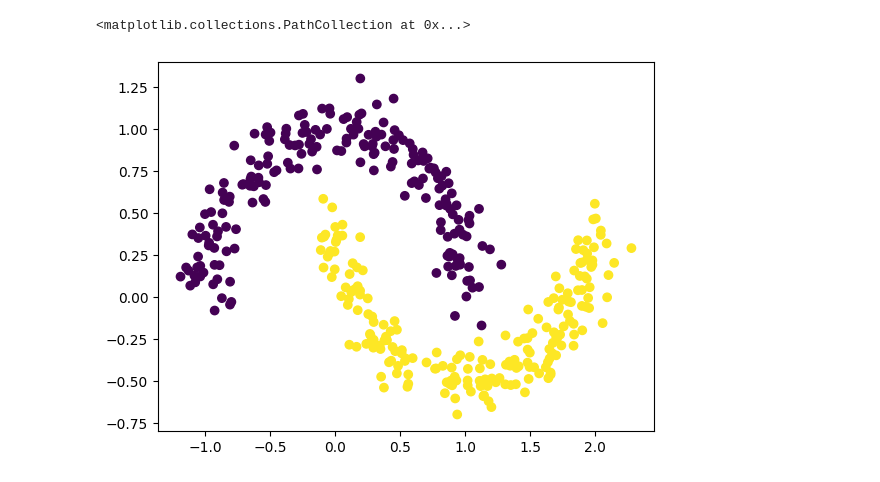
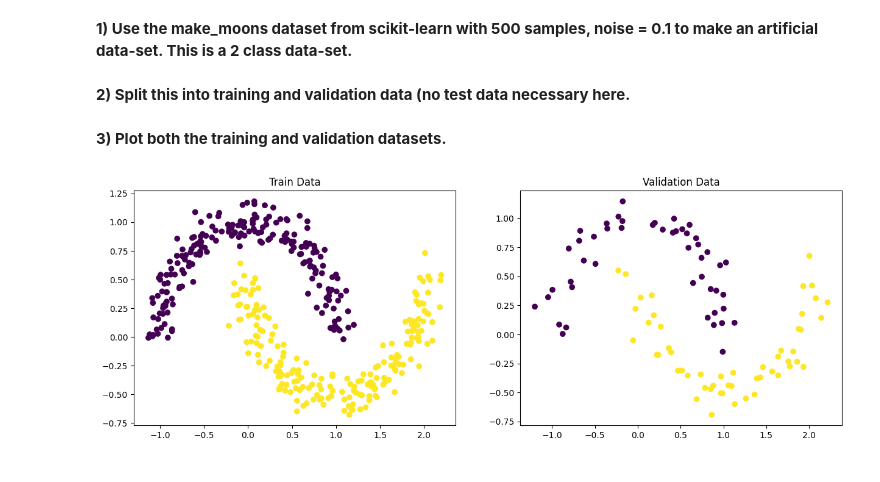
Before and after one commit to SherwynBraganza31/csc592_datasci_intro, a Jupyter notebook: lab4/assignment4.ipynb, the cells around one changed output. Cells and saved outputs as stored; diff of their text form; code cells hidden in the pictures.

```diff
--- a/lab4/assignment4.ipynb
+++ b/lab4/assignment4.ipynb
@@ -1,13 +5,25 @@
+# %% [markdown]
+**1) Use the make_moons dataset from scikit-learn with 500 samples, noise = 0.1 to make an artificial data-set.  This is a 2 class data-set.**
 # %%
 from sklearn import datasets
 import matplotlib.pyplot as plt
 
 features, targets = datasets.make_moons(n_samples=500, shuffle=True, noise=0.1)
-
-x_train, y_train = features[0:400], targets[0:400]
-x_test, y_test = features[400:], targets[400:]
-
-plt.scatter(x_train[:,0], x_train[:,1], c=y_train)
-# %% [output]
-<matplotlib.collections.PathCollection at 0x...>
-[figure, removed]
+# %% [markdown]
+**2) Split this into training and validation data (no test data necessary here.**
+# %%
+x_train, y_train = features[0:400], targets[0:400]
+x_val, y_val = features[400:], targets[400:]
+# %% [markdown]
+**3) Plot both the training and validation datasets.**
+# %%
+fig, axs = plt.subplots(1,2)
+axs[0].scatter(x_train[:,0], x_train[:,1], c=y_train)
+axs[0].set_title('Train Data')
+axs[1].scatter(x_val[:,0], x_val[:,1], c=y_val)
+axs[1].set_title('Validation Data')
+fig.set_figwidth(20)
+fig.set_figheight(5)
+fig.show()
+# %% [output]
+[figure, added]
```
Also changed, not shown: parts of 1 cell of this notebook.
